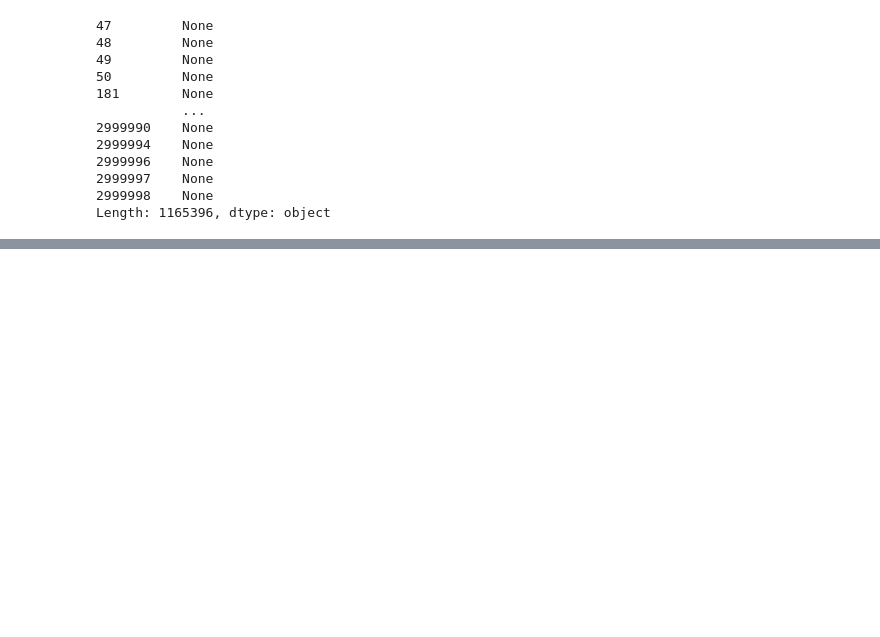
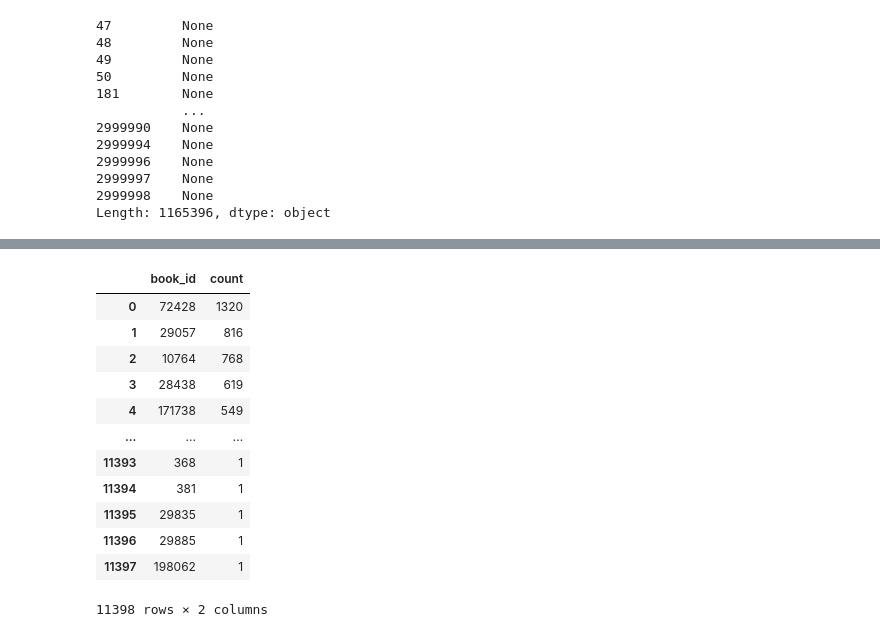
Before and after one commit to Hammer1142/books_recommender_system, a Jupyter notebook: notebooks/recommendations.ipynb, the cells around one changed output, grey strips where cells are left out. Cells and saved outputs as stored; diff of their text form; code cells hidden in the pictures; blank space fills up the shorter version.

```diff
--- a/notebooks/recommendations.ipynb
+++ b/notebooks/recommendations.ipynb
@@ -168,0 +210,20 @@ books_data_reset[books_data_reset["index"].isin(top_recs)]
+# %%
+all_recs = recs["book_id"].value_counts()
+# %%
+all_recs = all_recs.to_frame().reset_index()
+# %%
+all_recs
+# %% [output]
+|  | book_id | count |
+| 0 | 72428 | 1320 |
+| 1 | 29057 | 816 |
+| 2 | 10764 | 768 |
+| 3 | 28438 | 619 |
+| 4 | 171738 | 549 |
+| ... | ... | ... |
+| 11393 | 368 | 1 |
+| 11394 | 381 | 1 |
+| 11395 | 29835 | 1 |
+| 11396 | 29885 | 1 |
+| 11397 | 198062 | 1 |
+11398 rows × 2 columns
```
Also changed, not shown: parts of 20 cells of this notebook, 10 other files.
